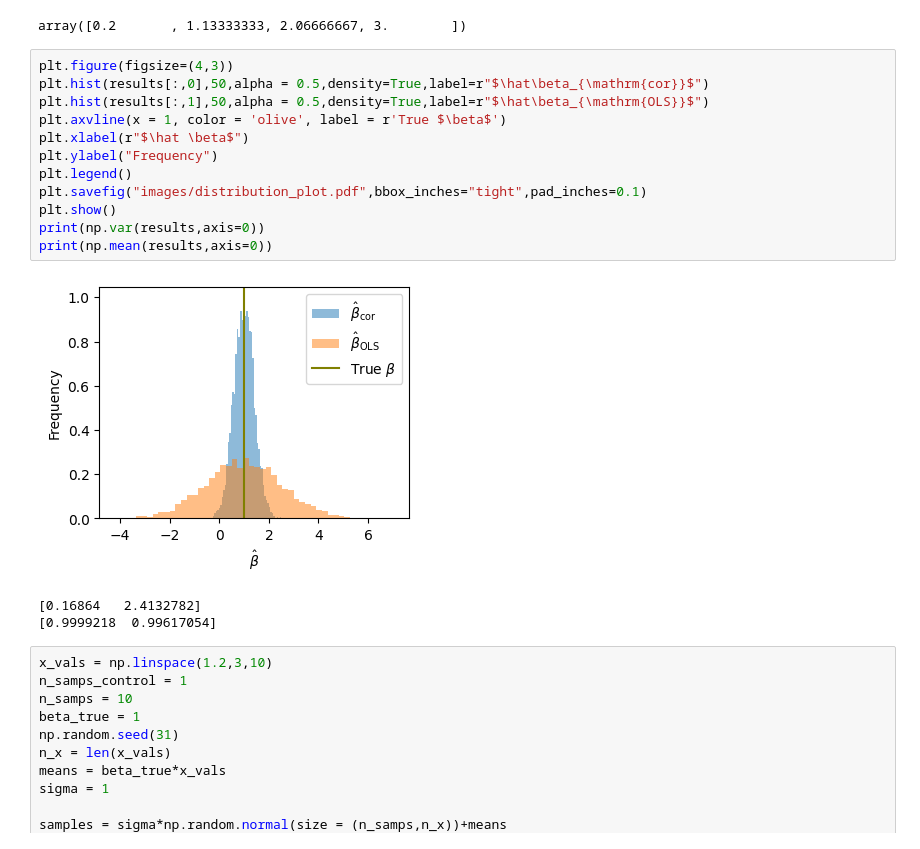
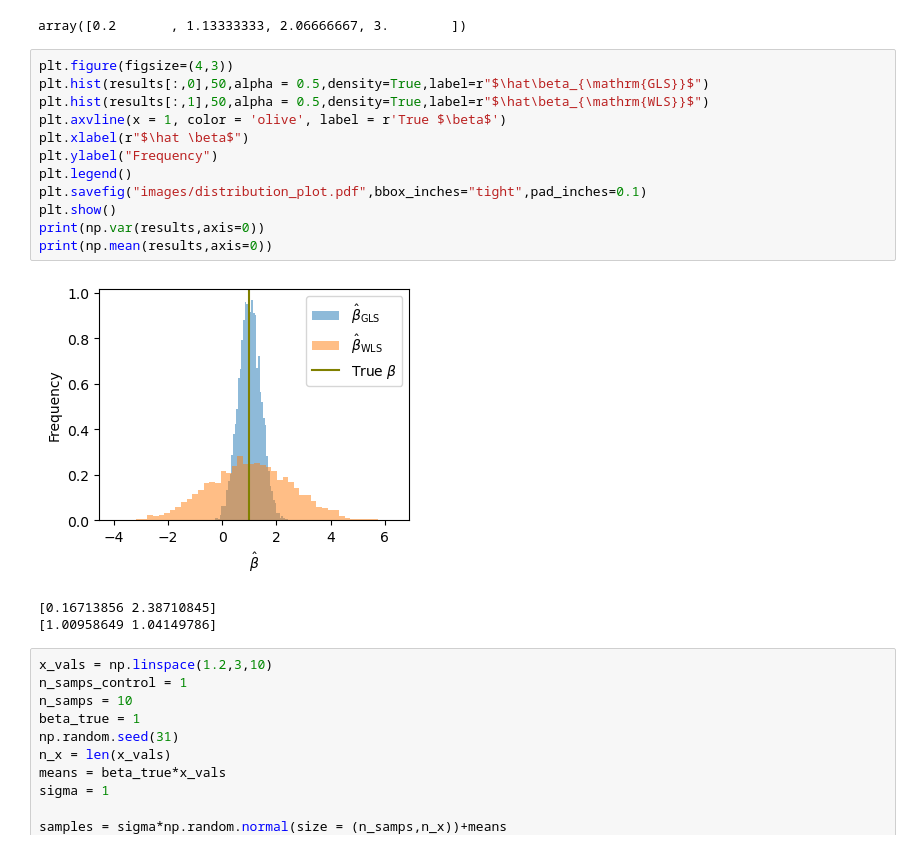
Before and after one commit to ihmeuw-msca/CorrelationCorrection, a Jupyter notebook: simulation.ipynb, the cells around one changed output. Saved outputs shown, nothing was run; the diff lists cells and outputs as text.

Commit message:
Get figure updates

```diff
--- a/simulation.ipynb
+++ b/simulation.ipynb
@@ -34,20 +34,20 @@ x_vals
 array([0.2       , 1.13333333, 2.06666667, 3.        ])
 # %%
 plt.figure(figsize=(4,3))
-plt.hist(results[:,0],50,alpha = 0.5,density=True,label=r"$\hat\beta_{\mathrm{cor}}$")
-plt.hist(results[:,1],50,alpha = 0.5,density=True,label=r"$\hat\beta_{\mathrm{OLS}}$")
+plt.hist(results[:,0],50,alpha = 0.5,density=True,label=r"$\hat\beta_{\mathrm{GLS}}$")
+plt.hist(results[:,1],50,alpha = 0.5,density=True,label=r"$\hat\beta_{\mathrm{WLS}}$")
 plt.axvline(x = 1, color = 'olive', label = r'True $\beta$')
 plt.xlabel(r"$\hat \beta$")
 plt.ylabel("Frequency")
 plt.legend()
 plt.savefig("images/distribution_plot.pdf",bbox_inches="tight",pad_inches=0.1)
 plt.show()
 print(np.var(results,axis=0))
 print(np.mean(results,axis=0))
 # %% [output]
-[figure, old version]
+[figure, new version]
-[0.16864   2.4132782]
-[0.9999218  0.99617054]
+[0.16713856 2.38710845]
+[1.00958649 1.04149786]
 # %%
 x_vals = np.linspace(1.2,3,10)
 n_samps_control = 1
```
Also changed, not shown: 3 other files.
